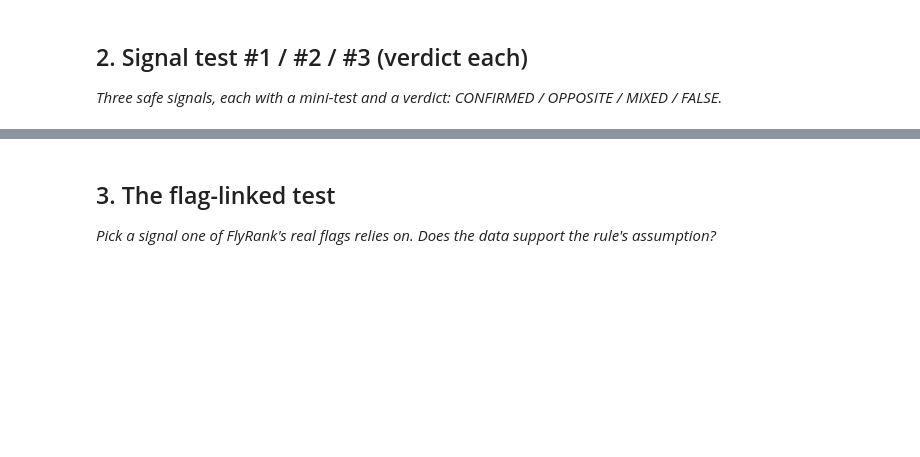
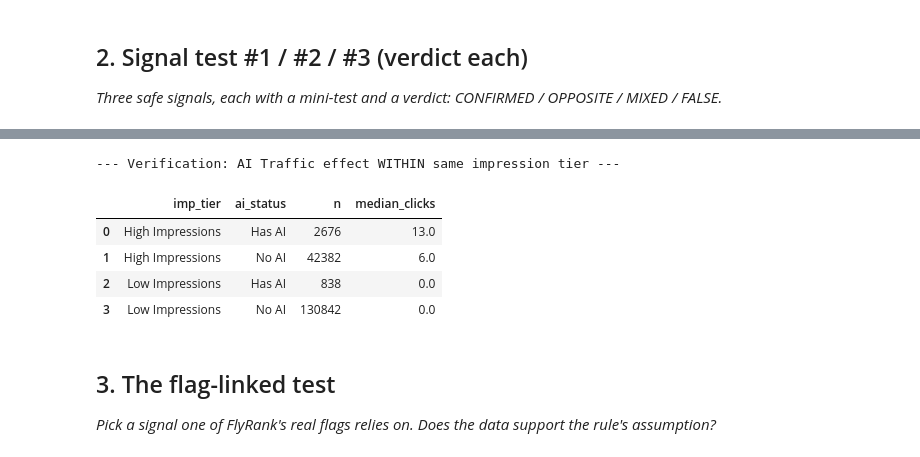
Before and after one commit to Mahmoud-Beram/flyrank-ml-internship, a Jupyter notebook: work/notebooks/w04_signal_audit.ipynb, the cells around one changed output, grey strips where cells are left out. Drawn from its saved outputs; the diff is of its cells as text; code cells hidden in the pictures; blank space fills up the shorter version.

```diff
--- a/work/notebooks/w04_signal_audit.ipynb
+++ b/work/notebooks/w04_signal_audit.ipynb
@@ -23,3 +178,44 @@ This skeleton is yours to fill. Work the sections **in order** — each one has
+# %%
+
+print("--- Verification: AI Traffic effect WITHIN same impression tier ---")
+verify_df = con.execute(f"""
+    WITH article_stats AS (
+        SELECT
+            content_hash_id,
+            SUM(gsc_impressions) as total_imp,
+            SUM(gsc_clicks) as total_clicks,
+            SUM(sessions_ai) as total_ai
+        FROM '{local_file}'
+        GROUP BY content_hash_id
+        HAVING total_imp > 0
+    )
+    SELECT
+        CASE
+            WHEN total_imp < 1000 THEN 'Low Impressions'
+            ELSE 'High Impressions'
+        END AS imp_tier,
+
+        CASE
+            WHEN total_ai IS NULL OR total_ai = 0 THEN 'No AI'
+            ELSE 'Has AI'
+        END AS ai_status,
+
+        COUNT(*) AS n,
+        MEDIAN(total_clicks) AS median_clicks
+
+    FROM article_stats
+    GROUP BY imp_tier, ai_status
+    ORDER BY imp_tier, ai_status
+""").df()
+
+display(verify_df)
+# %% [output]
+--- Verification: AI Traffic effect WITHIN same impression tier ---
+|  | imp_tier | ai_status | n | median_clicks |
+| 0 | High Impressions | Has AI | 2676 | 13.0 |
+| 1 | High Impressions | No AI | 42382 | 6.0 |
+| 2 | Low Impressions | Has AI | 838 | 0.0 |
+| 3 | Low Impressions | No AI | 130842 | 0.0 |
 # %% [markdown]
 ## 3. The flag-linked test
 
```
Also changed, not shown: parts of 12 cells of this notebook.
